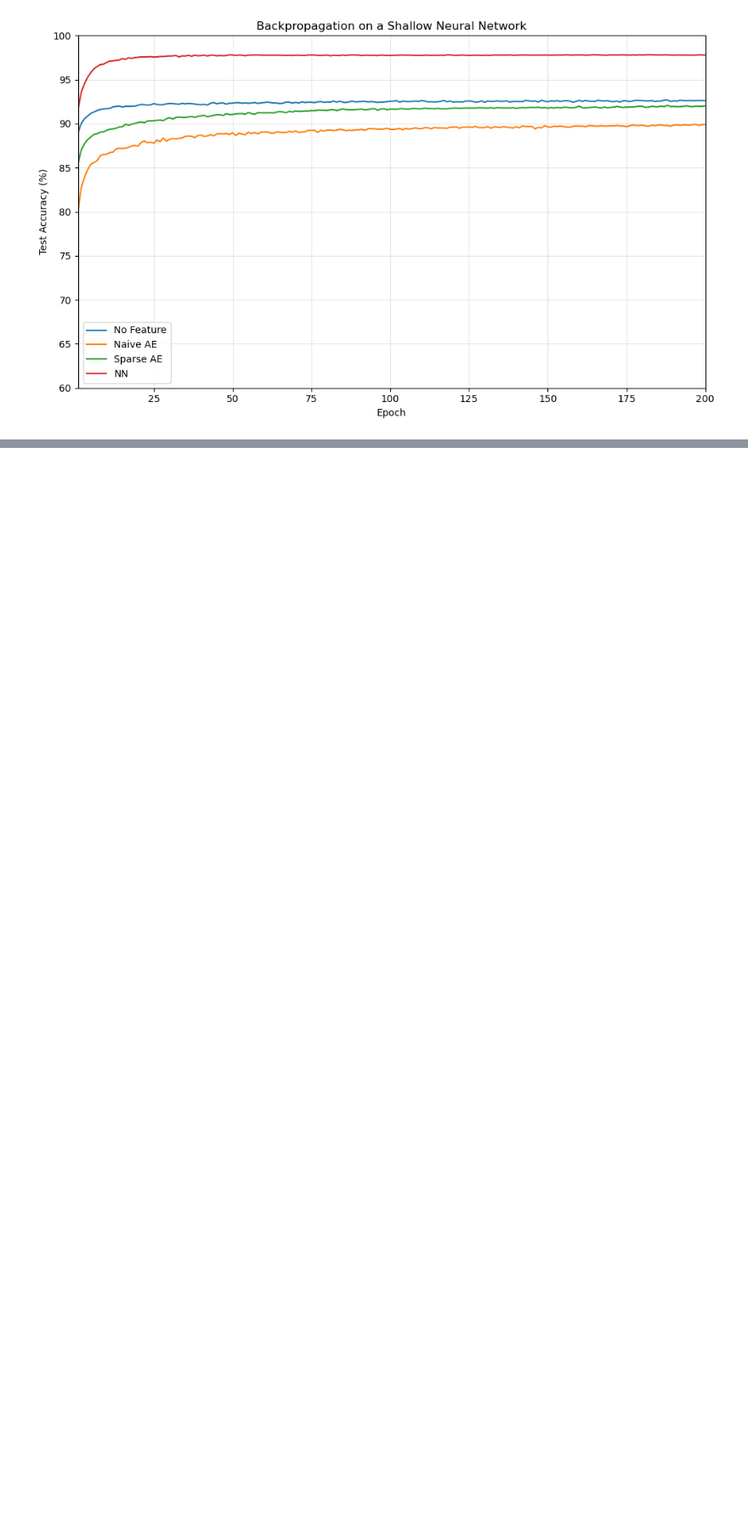
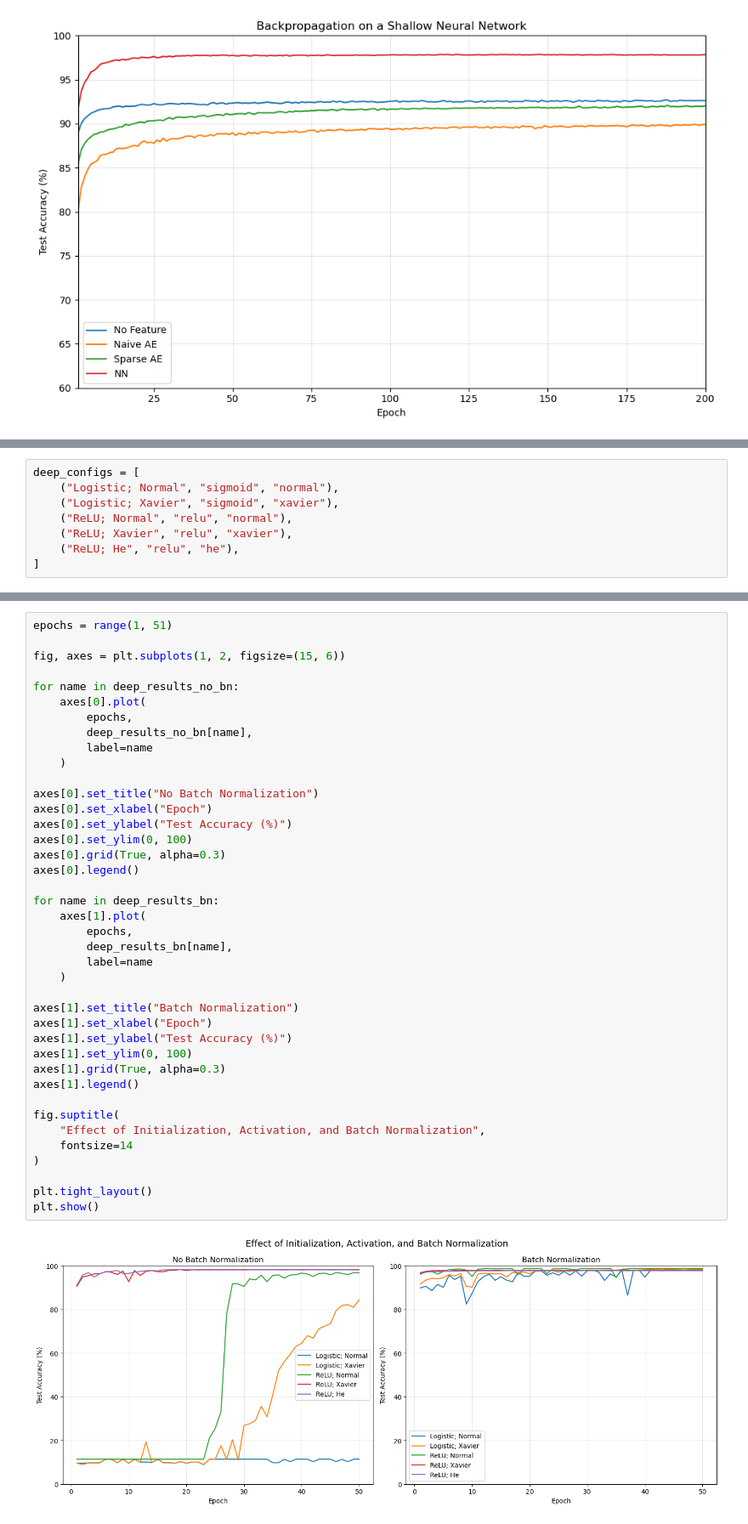
Before and after one commit to lorivera23/Deep-Learning-Systems, a Jupyter notebook: HW1/HW1.ipynb, the cells around one changed output, grey strips where cells are left out. Shown at 85% size. Drawn from its saved outputs; the diff is of its cells as text; blank space fills up the shorter version.

```diff
--- a/HW1/HW1.ipynb
+++ b/HW1/HW1.ipynb
@@ -1288,0 +1567,8 @@ plt.show()
+# %%
+deep_configs = [
+    ("Logistic; Normal", "sigmoid", "normal"),
+    ("Logistic; Xavier", "sigmoid", "xavier"),
+    ("ReLU; Normal", "relu", "normal"),
+    ("ReLU; Xavier", "relu", "xavier"),
+    ("ReLU; He", "relu", "he"),
+]
@@ -1288,0 +1718,42 @@ plt.show()
+# %%
+epochs = range(1, 51)
+
+fig, axes = plt.subplots(1, 2, figsize=(15, 6))
+
+for name in deep_results_no_bn:
+    axes[0].plot(
+        epochs,
+        deep_results_no_bn[name],
+        label=name
+    )
+
+axes[0].set_title("No Batch Normalization")
+axes[0].set_xlabel("Epoch")
+axes[0].set_ylabel("Test Accuracy (%)")
+axes[0].set_ylim(0, 100)
+axes[0].grid(True, alpha=0.3)
+axes[0].legend()
+
+for name in deep_results_bn:
+    axes[1].plot(
+        epochs,
+        deep_results_bn[name],
+        label=name
+    )
+
+axes[1].set_title("Batch Normalization")
+axes[1].set_xlabel("Epoch")
+axes[1].set_ylabel("Test Accuracy (%)")
+axes[1].set_ylim(0, 100)
+axes[1].grid(True, alpha=0.3)
+axes[1].legend()
+
+fig.suptitle(
+    "Effect of Initialization, Activation, and Batch Normalization",
+    fontsize=14
+)
+
+plt.tight_layout()
+plt.show()
+# %% [output]
+[figure, added]
```
Also changed, not shown: parts of 12 cells of this notebook.
